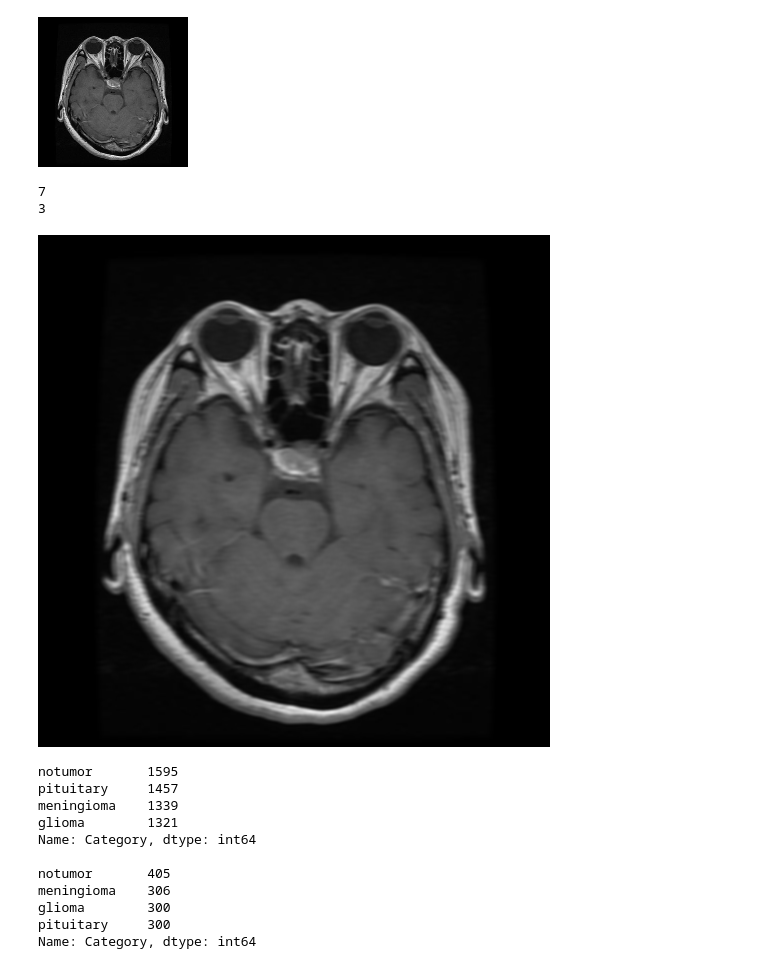
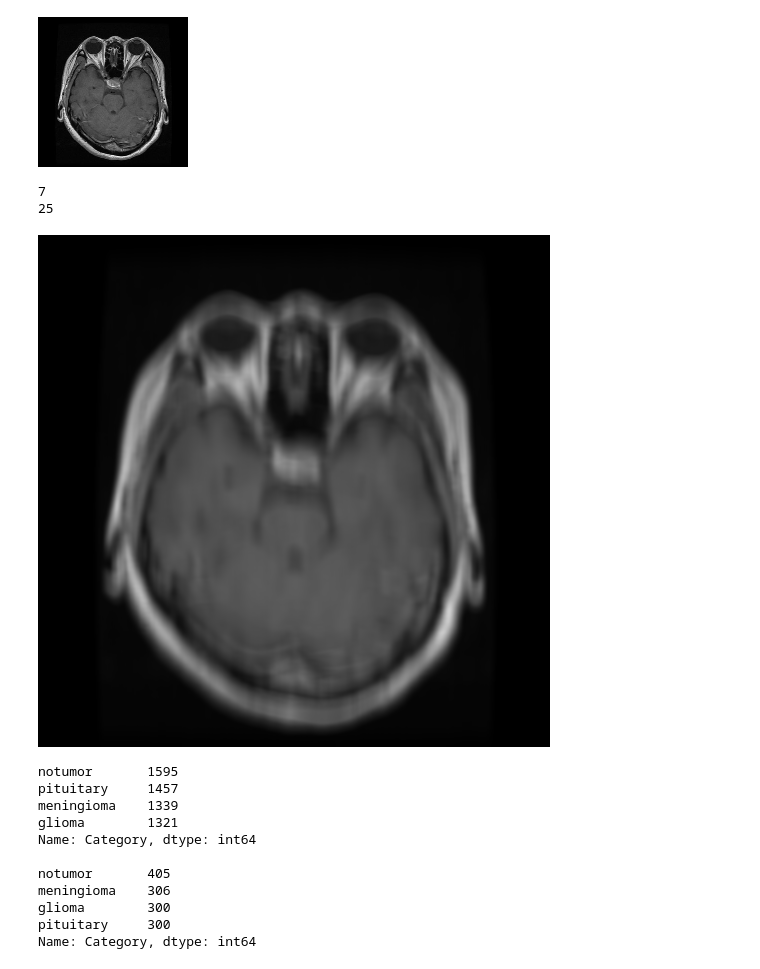
Before and after one commit to K-julius/dl_project, a Jupyter notebook: motion_noise.ipynb, the cells around one changed output. Saved outputs shown, nothing was run; the diff lists cells and outputs as text; code cells hidden in the pictures.

```diff
--- a/motion_noise.ipynb
+++ b/motion_noise.ipynb
@@ -13,7 +15,7 @@ import shutil
 import os
 # %%
  #process one train image as instance
-train_instance = cv2.imread('/content/drive/MyDrive/DL_project/archive/Training/pituitary/Tr-piTr_0000.jpg')
+train_instance = cv2.imread('/content/drive/MyDrive/DL_project/archive/train/pituitary/Tr-piTr_0000.jpg')
 image_resized = cv2.resize(train_instance, (150, 150), 0, 0, cv2.INTER_CUBIC)
 
 cv2_imshow(image_resized) #in colab, cv.imshow -> cv_imshow
@@ -23,33 +25,33 @@ cv2.destroyAllWindows()
 [figure]
 # %%
 #motion blur
-size = [1, 3, 5, 7] #randomly select motion blur size(1 for original image)
+size = [1, 7, 13, 19, 25] #randomly select motion blur size(1 for original image)
 size = random.choice(size)
 motion = np.zeros((size, size))
 motion[int((size-1)/2), :] = np.ones(size) #horizontal motion blur
 motion = motion / size
 print(size) #check size
 
 #motion_h_blurred = cv2.filter2D(image_resized, -1, motion)
 motion_h_blurred = cv2.filter2D(train_instance, -1, motion)
 
-size = [1, 3, 5, 7]
+size = [1, 7, 13, 19, 25]
 size = random.choice(size)
 
 motion = np.zeros((size, size))
 motion[:, int((size-1)/2)] = np.ones(size) #vertical motion blur
 motion = motion / size
 print(size) #check size
 
 motion_v_blurred = cv2.filter2D(motion_h_blurred, -1, motion)
 
 cv2_imshow(motion_v_blurred)
 cv2.waitKey(0)
 cv2.destroyAllWindows()
 # %% [output]
 7
-3
+25
-[figure, old version]
+[figure, new version]
 # %%
 #add noise to image
 path = '/content/drive/MyDrive/DL_project/archive/'
```
Also changed, not shown: parts of 3 cells of this notebook.
